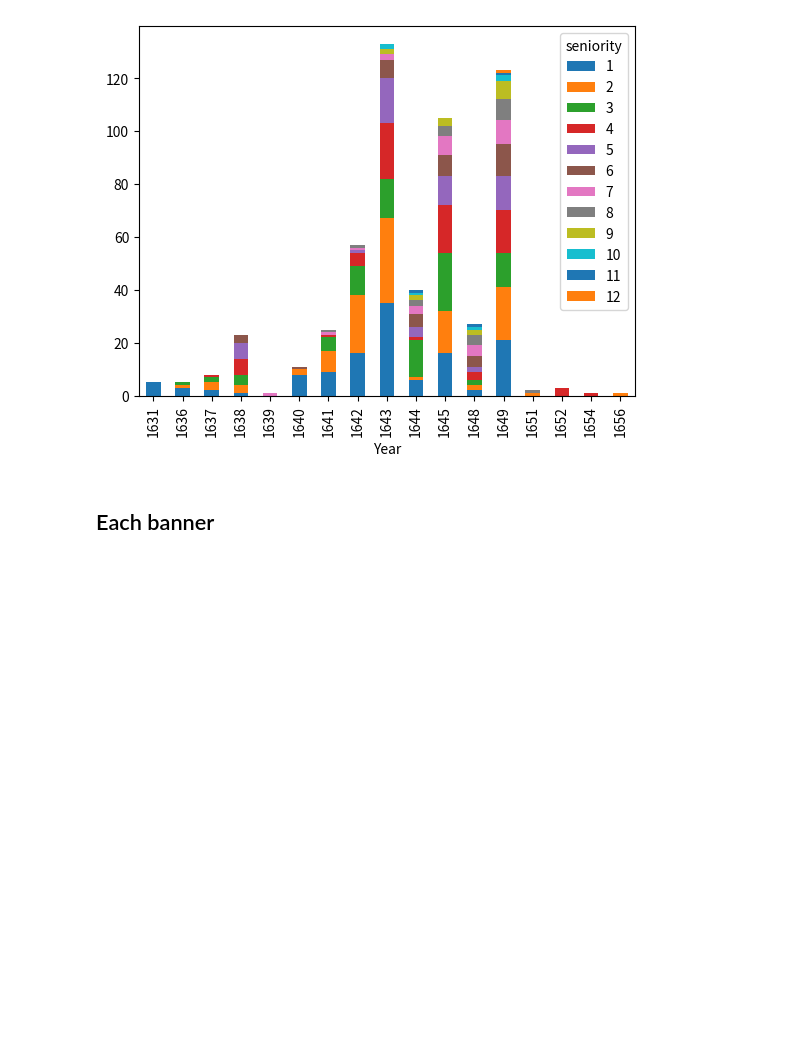
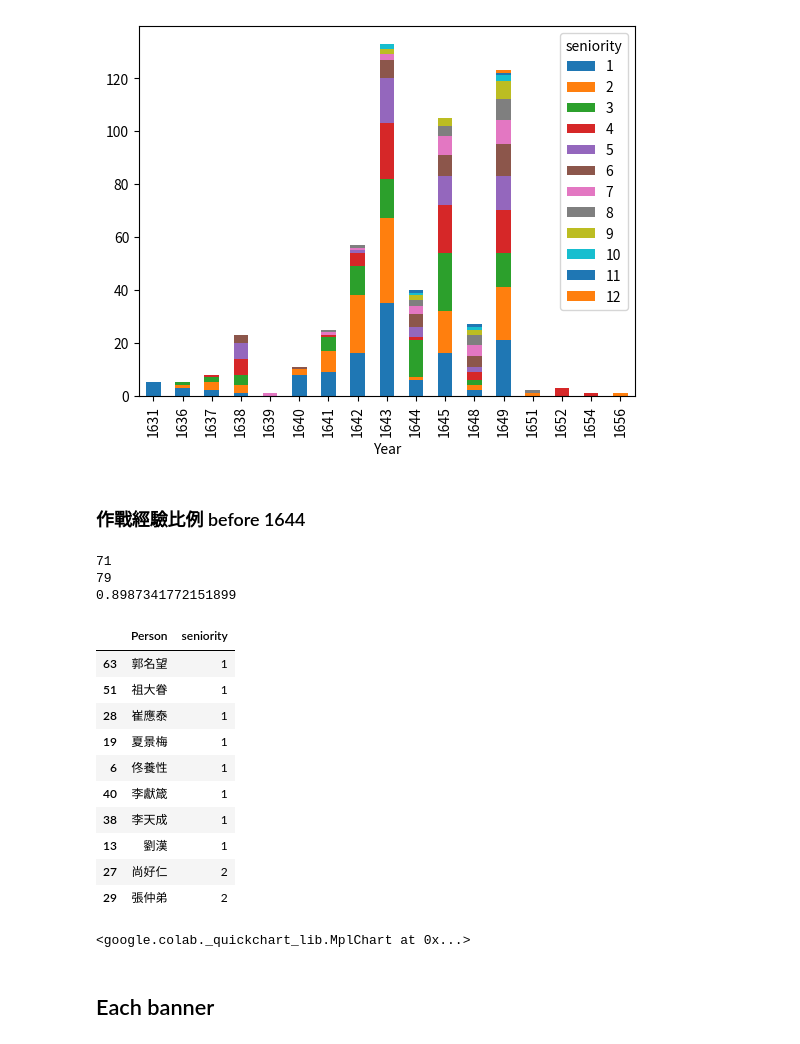
Before and after one commit to tinafanfan/My-Python, a Jupyter notebook: EDA.ipynb, the cells around one changed output. Saved outputs shown, nothing was run; the diff lists cells and outputs as text; code cells hidden in the pictures; blank space fills up the shorter version.

```diff
--- a/EDA.ipynb
+++ b/EDA.ipynb
@@ -234,6 +250,46 @@ plt.show()
 # %% [output]
 <Figure size 1000x1000 with 0 Axes>
 [figure]
+# %% [markdown]
+### 作戰經驗比例 before 1644
+# %%
+df = df_sort[df_sort['year']<1644] # 挑出 1643年末之前
+df = df.groupby('Person')['seniority'].max()
+df = df.reset_index().sort_values(by='seniority')
+print(df[df['seniority']>1].shape[0])
+print(df.shape[0])
+print(df[df['seniority']>1].shape[0]/df.shape[0])
+df.iloc[0:10,]
+# %% [output]
+71
+79
+0.8987341772151899
+|  | Person | seniority |
+| 63 | 郭名望 | 1 |
+| 51 | 祖大眷 | 1 |
+| 28 | 崔應泰 | 1 |
+| 19 | 夏景梅 | 1 |
+| 6 | 佟養性 | 1 |
+| 40 | 李獻箴 | 1 |
+| 38 | 李天成 | 1 |
+| 13 | 劉漢 | 1 |
+| 27 | 尚好仁 | 2 |
+| 29 | 張仲弟 | 2 |
+# %%
+import numpy as np
+from google.colab import autoviz
+
+def histogram(df, colname, num_bins=20, figscale=1):
+  from matplotlib import pyplot as plt
+  df[colname].plot(kind='hist', bins=num_bins, title=colname, figsize=(8*figscale, 4*figscale))
+  plt.gca().spines[['top', 'right',]].set_visible(False)
+  plt.tight_layout()
+  return autoviz.MplChart.from_current_mpl_state()
+
+chart = histogram(df, *['seniority'], **{})
+chart
+# %% [output]
+<google.colab._quickchart_lib.MplChart at 0x...>
 # %% [markdown]
 ## Each banner
 # %%
```
Also changed, not shown: parts of 2 cells of this notebook.
